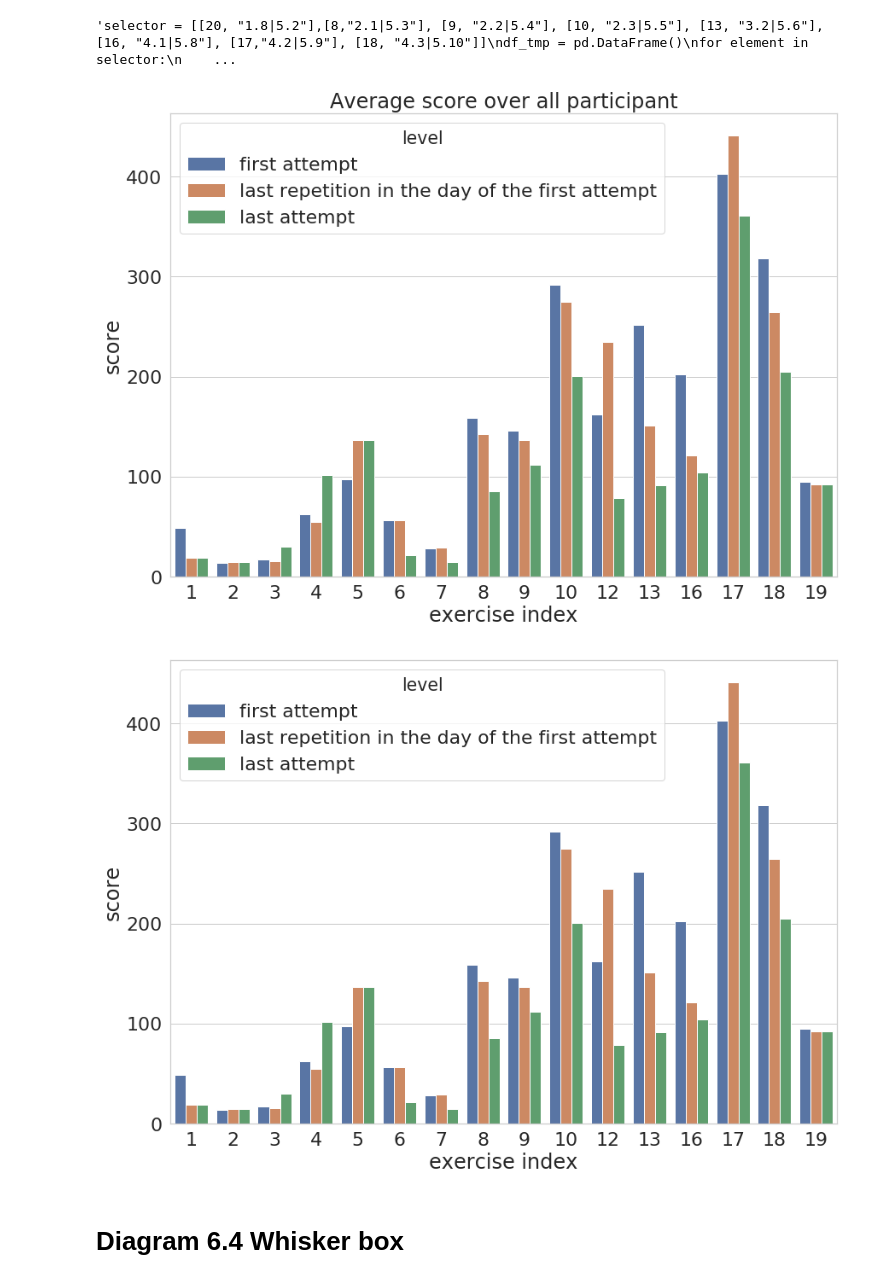
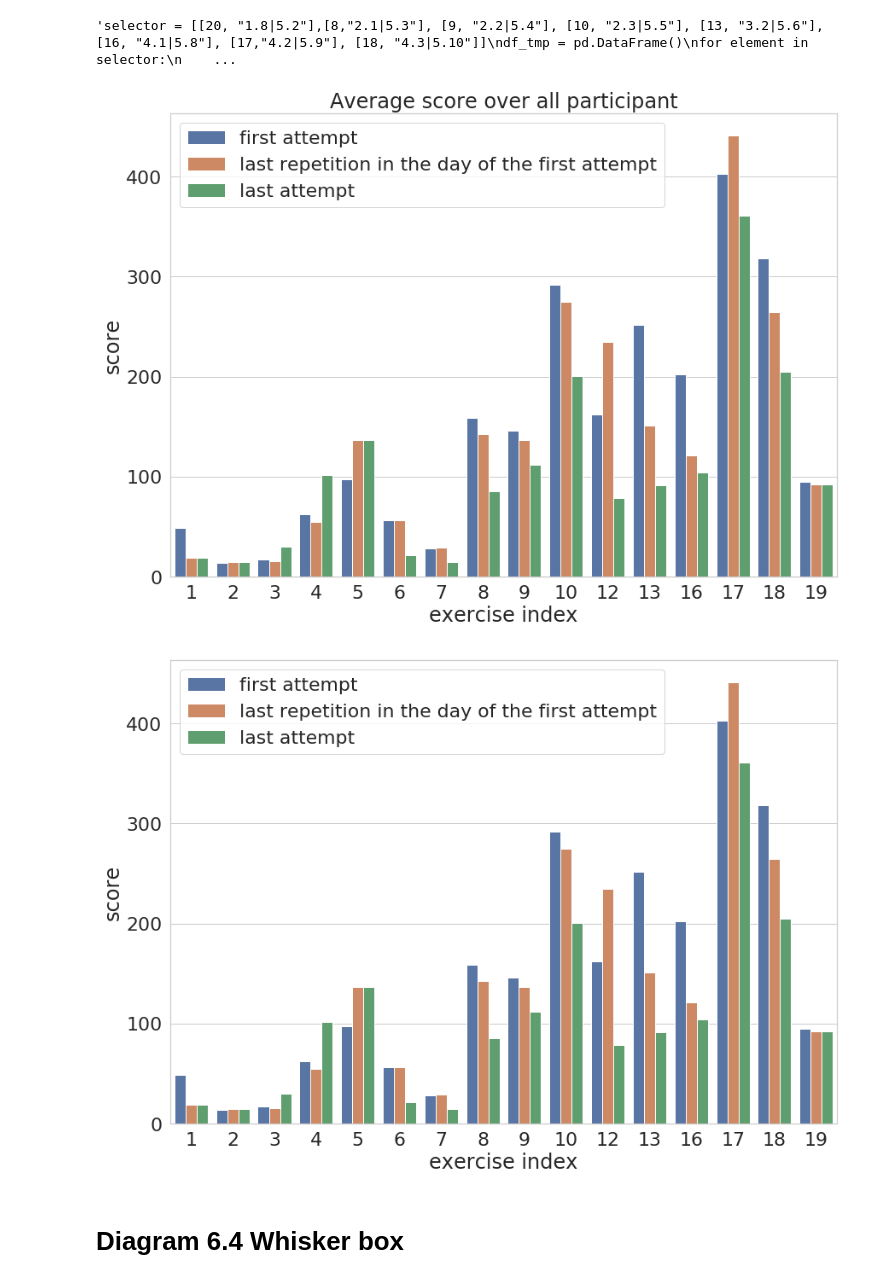
Before and after one commit to wangziling100/Heika, a Jupyter notebook: script/experiment.ipynb, the cells around one changed output. Drawn from its saved outputs; the diff is of its cells as text; code cells hidden in the pictures.

```diff
--- a/script/experiment.ipynb
+++ b/script/experiment.ipynb
@@ -463,23 +463,23 @@ f, ax= plt.subplots(figsize = (14, 10))
 ax = sns.barplot(x="exc_num", y="score", hue='level', data=df_6_3_nnp)
 ax.set_title('Average score over all participant')
 ax.set(xlabel='exercise index')
-
+plt.gca().legend().set_title('')
 
 plt.savefig("../data/figure/fig_6_3_reorder_average_score_over_all_participator_with_title.png")
 # %% [output]
-[figure, old version]
+[figure, new version]
 # %%
 sns.set_style('whitegrid')
 
 f, ax= plt.subplots(figsize = (14, 10))
 
 ax = sns.barplot(x="exc_num", y="score", hue='level', data=df_6_3_nnp)
 ax.set(xlabel='exercise index')
 
-
+plt.gca().legend().set_title('')
 plt.savefig("../data/figure/fig_6_3_reorder_average_score_over_all_participator_without_title.png")
 # %% [output]
-[figure, old version]
+[figure, new version]
 # %% [markdown]
 # Diagram 6.4 Whisker box
 # %%
```
Also changed, not shown: parts of 29 cells of this notebook, 2 other files.
